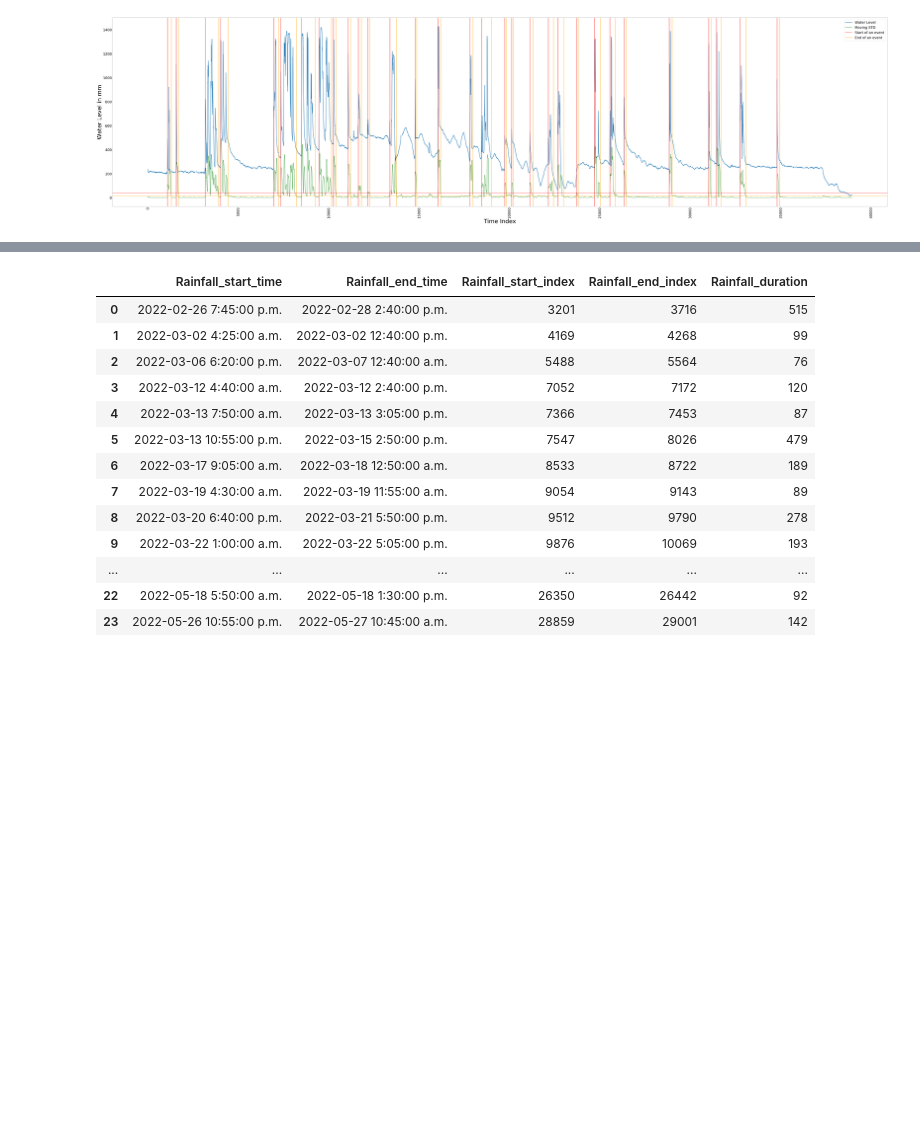
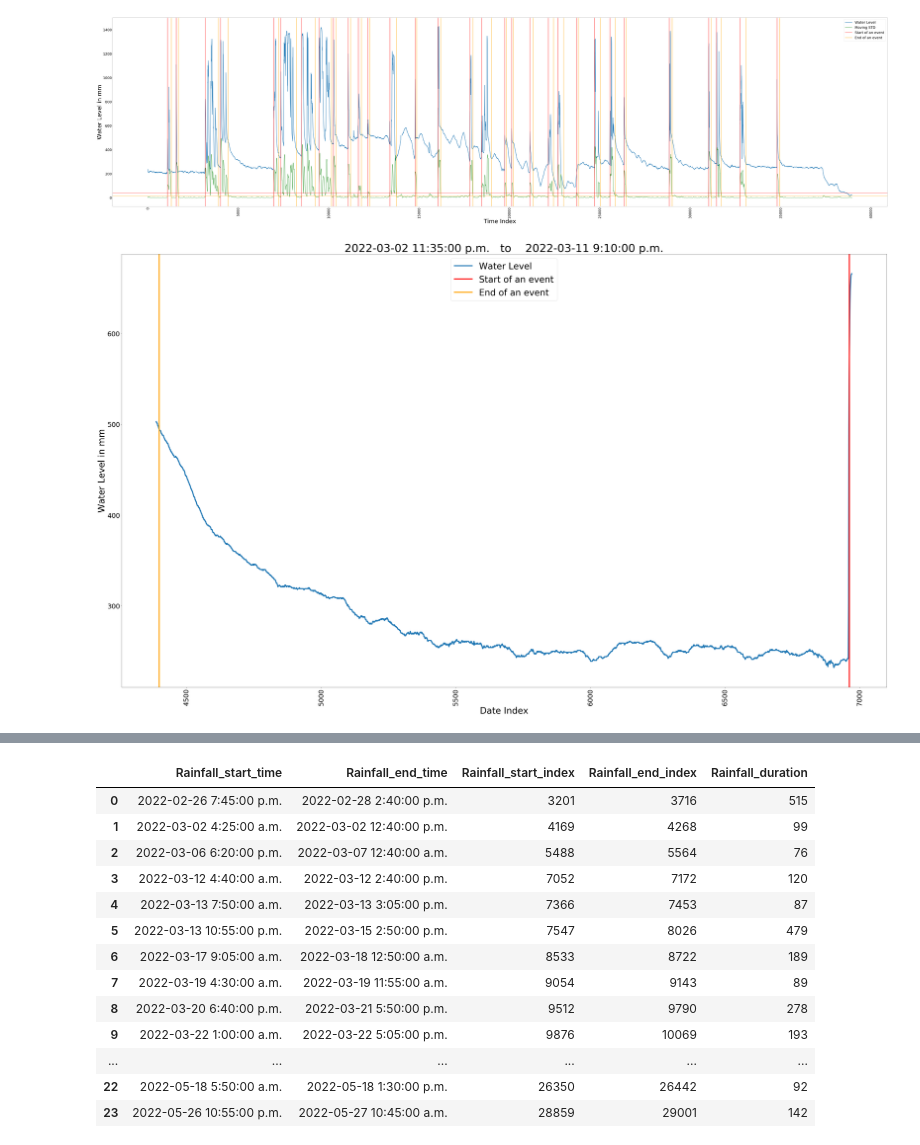
Before and after one commit to hasibum/m2pi22-Novion-Project, a Jupyter notebook: water_level_data.ipynb, the cells around one changed output, grey strips where cells are left out. Saved outputs shown, nothing was run; the diff lists cells and outputs as text; code cells hidden in the pictures; blank space fills up the shorter version.

```diff
--- a/water_level_data.ipynb
+++ b/water_level_data.ipynb
@@ -139,5 +161,26 @@ plt.legend(loc = 'best',handles=[wle,mstd,st,en],fontsize=30)
 plt.show()
 # %% [output]
 [figure]
+# %%
+# Let's look at a particular No !Rainfall event
+buffer=10
+index=4
+X=range(end_indexA[index-1]-buffer,start_indexA[index]+buffer+1)
+Y=water_levelA[rf_eventA["Rainfall_end_index"][index-1]-buffer:rf_eventA["Rainfall_start_index"][index]+buffer+1]
+plt.figure(figsize=(50, 30))
+plt.plot(X,Y,linewidth=5,label="Water Level")
+plt.axvline(x=start_indexA[index], linewidth=5,color='r',label="Start of an event")
+plt.axvline(x=end_indexA[index-1],linewidth=5, color='orange',label="End of an event")
+plt.title('No Rainfall Event')
+plt.xlabel('Date Index',fontsize=40)
+plt.ylabel('Water Level in mm',fontsize=40)
+plt.tick_params(axis='x',labelsize=30,rotation=90)
+plt.tick_params(axis='y',labelsize=30)
+plt.legend(loc = 'best',fontsize=40)
+plt.title(end_timeA[index-1]+"   to    "+start_timeA[index],fontsize=50)
+plt.tight_layout()
+plt.show()
+# %% [output]
+[figure, added]
 # %%
 # Let's see a particular !Rainfall event
```
Also changed, not shown: parts of 18 cells of this notebook.
